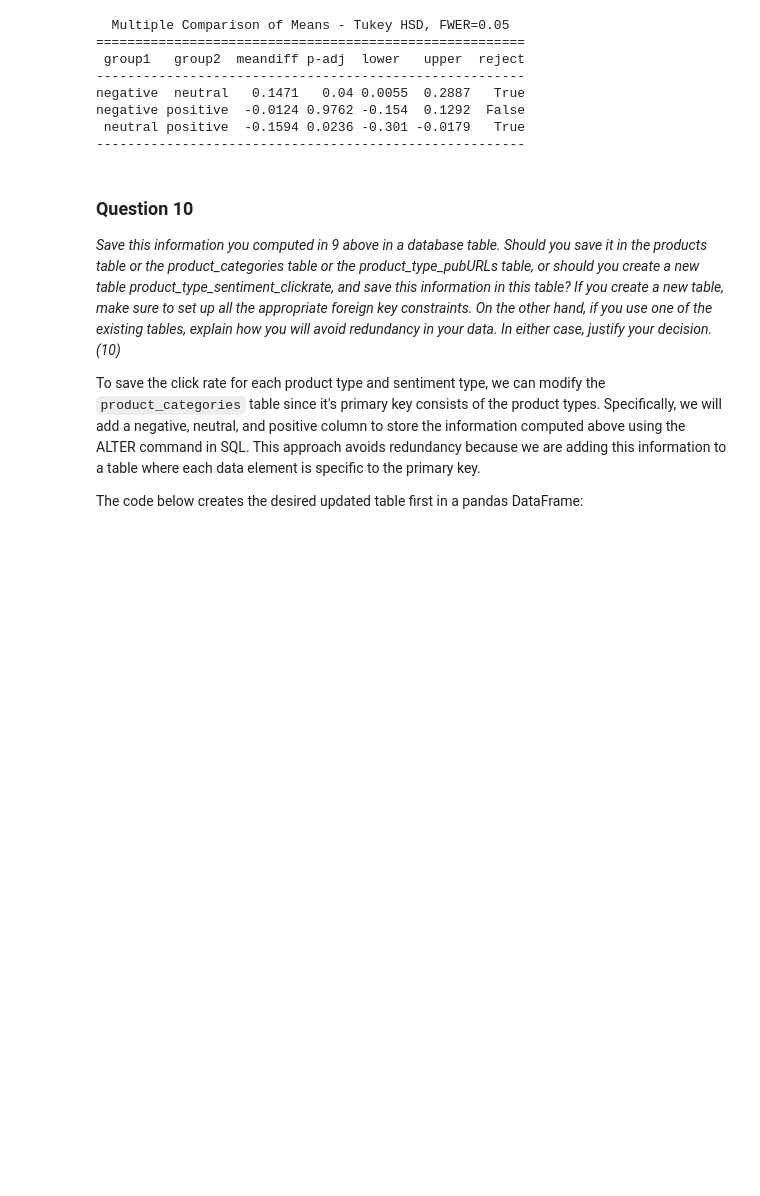
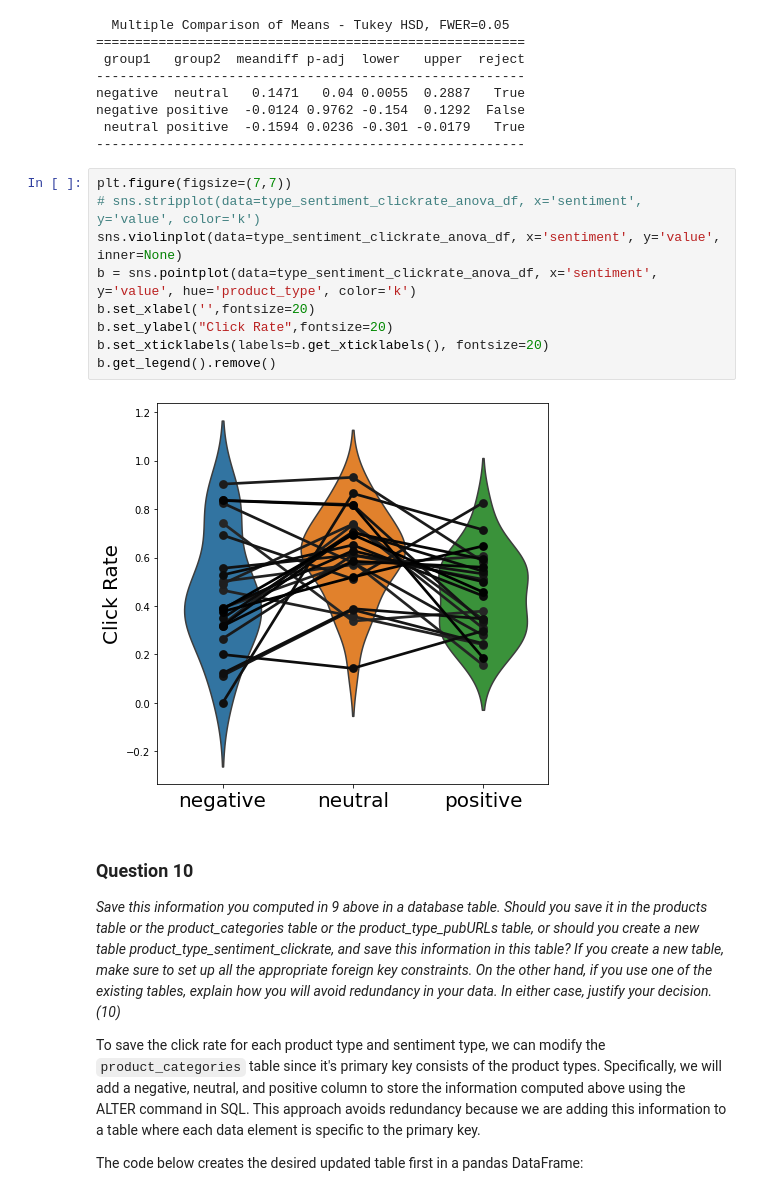
Before and after one commit to ntolley/data1050_project, a Jupyter notebook: notebooks/data1050_project.ipynb, the cells around one changed output. Drawn from its saved outputs; the diff is of its cells as text; blank space fills up the shorter version.

Commit message:
Better figures

```diff
--- a/notebooks/data1050_project.ipynb
+++ b/notebooks/data1050_project.ipynb
@@ -482,6 +482,17 @@ negative  neutral   0.1471   0.04 0.0055  0.2887   True
 negative positive  -0.0124 0.9762 -0.154  0.1292  False
  neutral positive  -0.1594 0.0236 -0.301 -0.0179   True
 -------------------------------------------------------
+# %%
+plt.figure(figsize=(7,7))
+# sns.stripplot(data=type_sentiment_clickrate_anova_df, x='sentiment', y='value', color='k')
+sns.violinplot(data=type_sentiment_clickrate_anova_df, x='sentiment', y='value', inner=None)
+b = sns.pointplot(data=type_sentiment_clickrate_anova_df, x='sentiment', y='value', hue='product_type', color='k')
+b.set_xlabel('',fontsize=20)
+b.set_ylabel("Click Rate",fontsize=20)
+b.set_xticklabels(labels=b.get_xticklabels(), fontsize=20)
+b.get_legend().remove()
+# %% [output]
+[figure, added]
 # %% [markdown]
 ### Question 10
 *Save this information you computed in 9 above in a database table. Should you save it in the products table or the product_categories table or the product_type_pubURLs table, or should you create a new table product_type_sentiment_clickrate, and save this information in this table? If you create a new table, make sure to set up all the appropriate foreign key constraints. On the other hand, if you use one of the existing tables, explain how you will avoid redundancy in your data. In either case, justify your decision. (10)*
```
Also changed, not shown: parts of 2 cells of this notebook.
